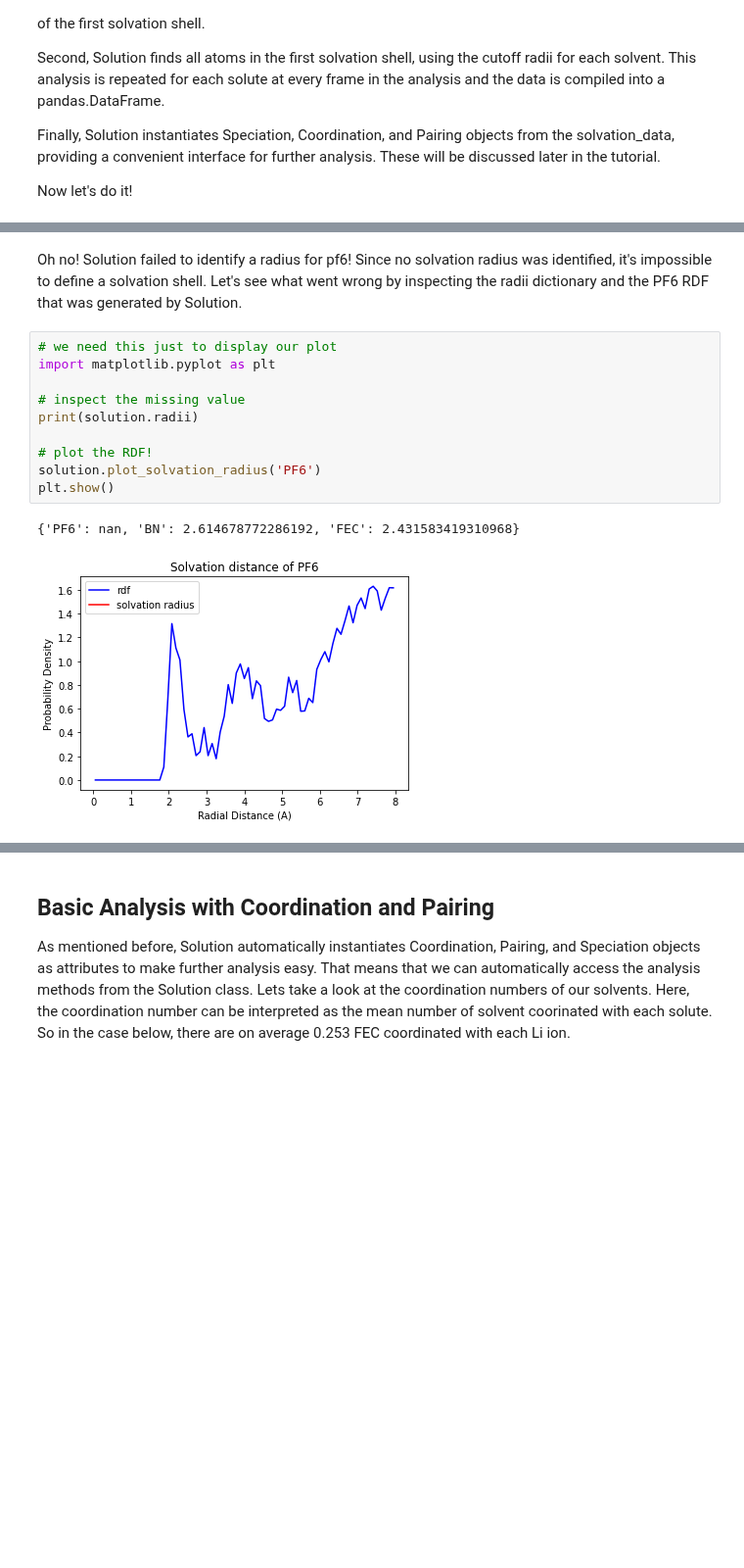
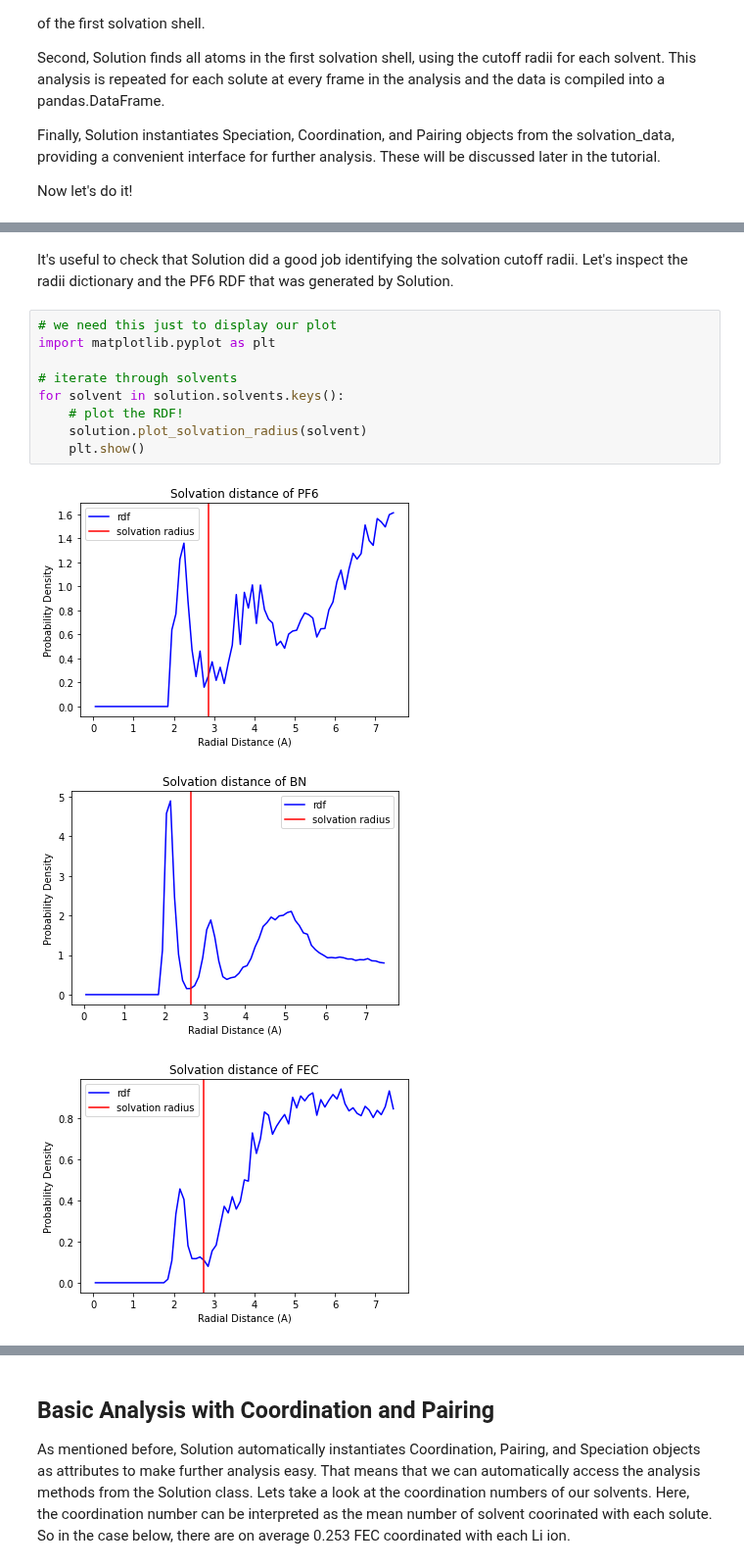
Before and after one commit to MDAnalysis/solvation-analysis, a Jupyter notebook: tutorials/basics_tutorial.ipynb, the cells around one changed output, grey strips where cells are left out. Shown at 98% size. Cells and saved outputs as stored; diff of their text form; blank space fills up the shorter version.

```diff
--- a/tutorials/basics_tutorial.ipynb
+++ b/tutorials/basics_tutorial.ipynb
@@ -71,15 +73,16 @@ AssertionError: Solution could not identify a solvation radius for PF6. Please m
-# %% [markdown]
-Oh no! Solution failed to identify a radius for pf6! Since no solvation radius was identified, it's impossible to define a solvation shell. Let's see what went wrong by inspecting the radii dictionary and the PF6 RDF that was generated by Solution.
+# %% [markdown]
+
+It's useful to check that Solution did a good job identifying the solvation cutoff radii. Let's inspect the radii dictionary and the PF6 RDF that was generated by Solution.
 # %%
 # we need this just to display our plot
 import matplotlib.pyplot as plt
 
-# inspect the missing value
-print(solution.radii)
-
-# plot the RDF!
-solution.plot_solvation_radius('PF6')
-plt.show()
+# iterate through solvents
+for solvent in solution.solvents.keys():
+    # plot the RDF!
+    solution.plot_solvation_radius(solvent)
+    plt.show()
 # %% [output]
-{'PF6': nan, 'BN': 2.614678772286192, 'FEC': 2.431583419310968}
-[figure, old version]
+[figure, new version]
+[figure, added]
+[figure, added]
```
Also changed, not shown: parts of 11 cells of this notebook, 1 other file.
